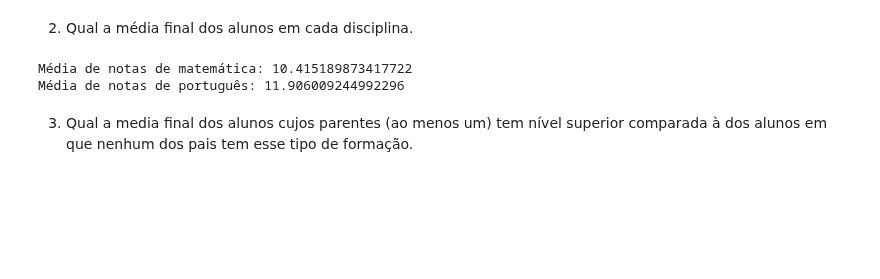
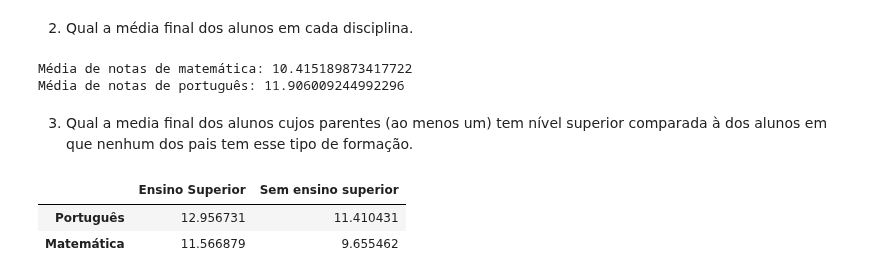
Before and after one commit to everaldina/Trilha_Python, a Jupyter notebook: avalicoes/AA-02.ipynb, the cells around one changed output. Drawn from its saved outputs; the diff is of its cells as text; code cells hidden in the pictures; blank space fills up the shorter version.

```diff
--- a/avalicoes/AA-02.ipynb
+++ b/avalicoes/AA-02.ipynb
@@ -197,3 +194,26 @@ Média de notas de matemática: 10.415189873417722
 Média de notas de português: 11.906009244992296
 # %% [markdown]
 3. Qual a media final dos alunos cujos parentes (ao menos um) tem nível superior comparada à dos alunos em que nenhum dos pais tem esse tipo de formação.
+# %%
+# mascaras de ensino superior
+mask_sup_port = (port['mother_education'] == 'higher education') | (port['father_education'] == 'higher education')
+mask_sup_math = (math['mother_education'] == 'higher education') | (math['father_education'] == 'higher education')
+
+# dados de ensino superior
+sup_port = port[mask_sup_port]['final_grade']
+not_sup_port = port[~mask_sup_port]['final_grade']
+
+sup_math = math[mask_sup_math]['final_grade']
+not_sup_math = math[~mask_sup_math]['final_grade']
+
+
+#criando dataframe
+dados_superior = pd.DataFrame({'Ensino Superior': [sup_port.mean(), sup_math.mean()],
+                               'Sem ensino superior': [not_sup_port.mean(), not_sup_math.mean()]},
+                                 index=['Português', 'Matemática'])
+
+dados_superior
+# %% [output]
+|  | Ensino Superior | Sem ensino superior |
+| Português | 12.956731 | 11.410431 |
+| Matemática | 11.566879 | 9.655462 |
```
Also changed, not shown: parts of 2 cells of this notebook.
